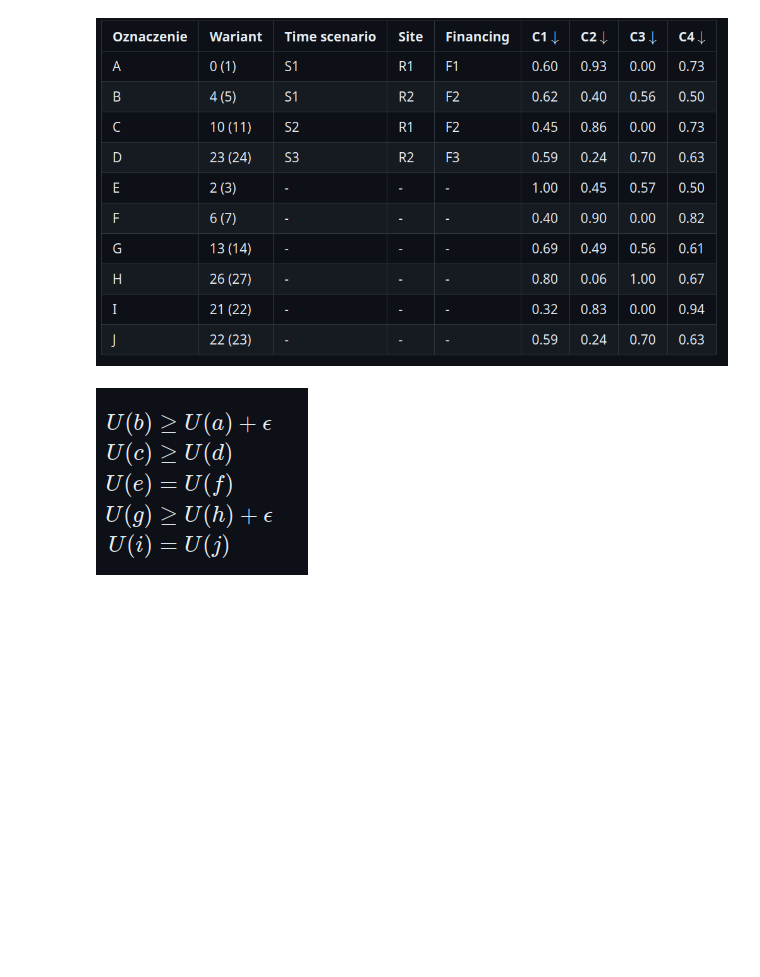
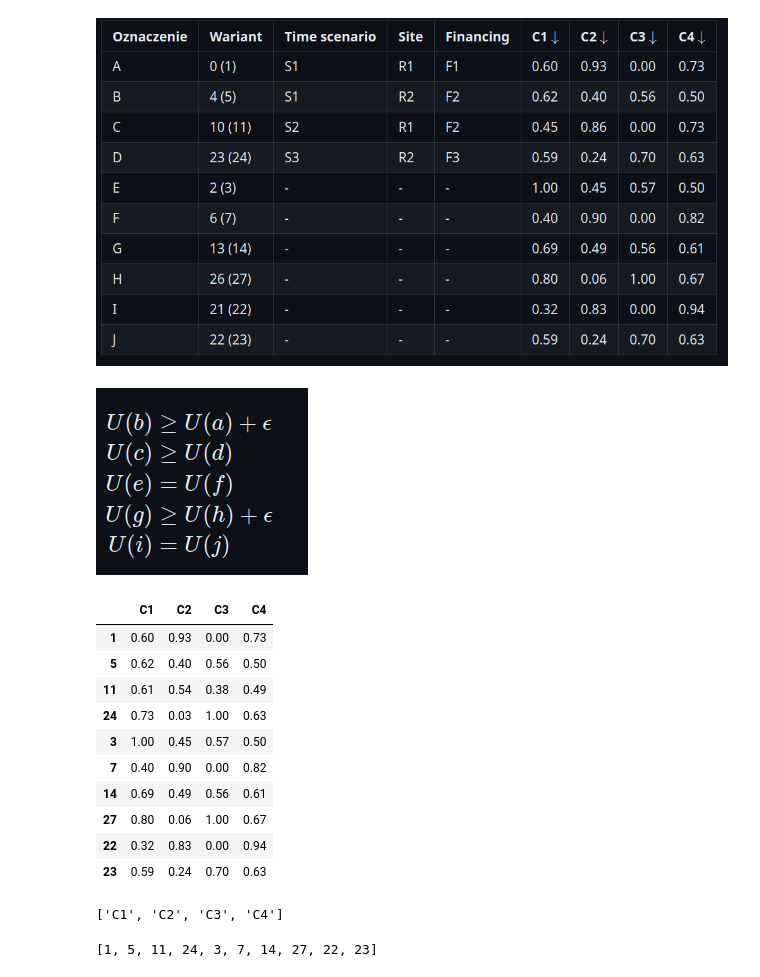
Before and after one commit to majsterkovic/iswd-project-1, a Jupyter notebook: solver.ipynb, the cells around one changed output. Cells and saved outputs as stored; diff of their text form; code cells hidden in the pictures; blank space fills up the shorter version.

```diff
--- a/solver.ipynb
+++ b/solver.ipynb
@@ -28,5 +38,28 @@ df.sample(n=6)
 # %%
 df = pd.read_csv('Nuclear waste management.csv', index_col=0)
 reference_ranking = [0, 4, 10, 23, 2, 6, 13, 26, 21, 22]
 df_rank = df.loc[df.index[reference_ranking]]
 rank = np.array(df_rank)
+df_rank
+# %% [output]
+|  | C1 | C2 | C3 | C4 |
+| 1 | 0.60 | 0.93 | 0.00 | 0.73 |
+| 5 | 0.62 | 0.40 | 0.56 | 0.50 |
+| 11 | 0.61 | 0.54 | 0.38 | 0.49 |
+| 24 | 0.73 | 0.03 | 1.00 | 0.63 |
+| 3 | 1.00 | 0.45 | 0.57 | 0.50 |
+| 7 | 0.40 | 0.90 | 0.00 | 0.82 |
+| 14 | 0.69 | 0.49 | 0.56 | 0.61 |
+| 27 | 0.80 | 0.06 | 1.00 | 0.67 |
+| 22 | 0.32 | 0.83 | 0.00 | 0.94 |
+| 23 | 0.59 | 0.24 | 0.70 | 0.63 |
+# %%
+criteria = df_rank.columns.tolist()
+criteria
+# %% [output]
+['C1', 'C2', 'C3', 'C4']
+# %%
+reference_alternatives = df_rank.index.tolist()
+reference_alternatives
+# %% [output]
+[1, 5, 11, 24, 3, 7, 14, 27, 22, 23]
```
Also changed, not shown: parts of 5 cells of this notebook, 1 other file.
